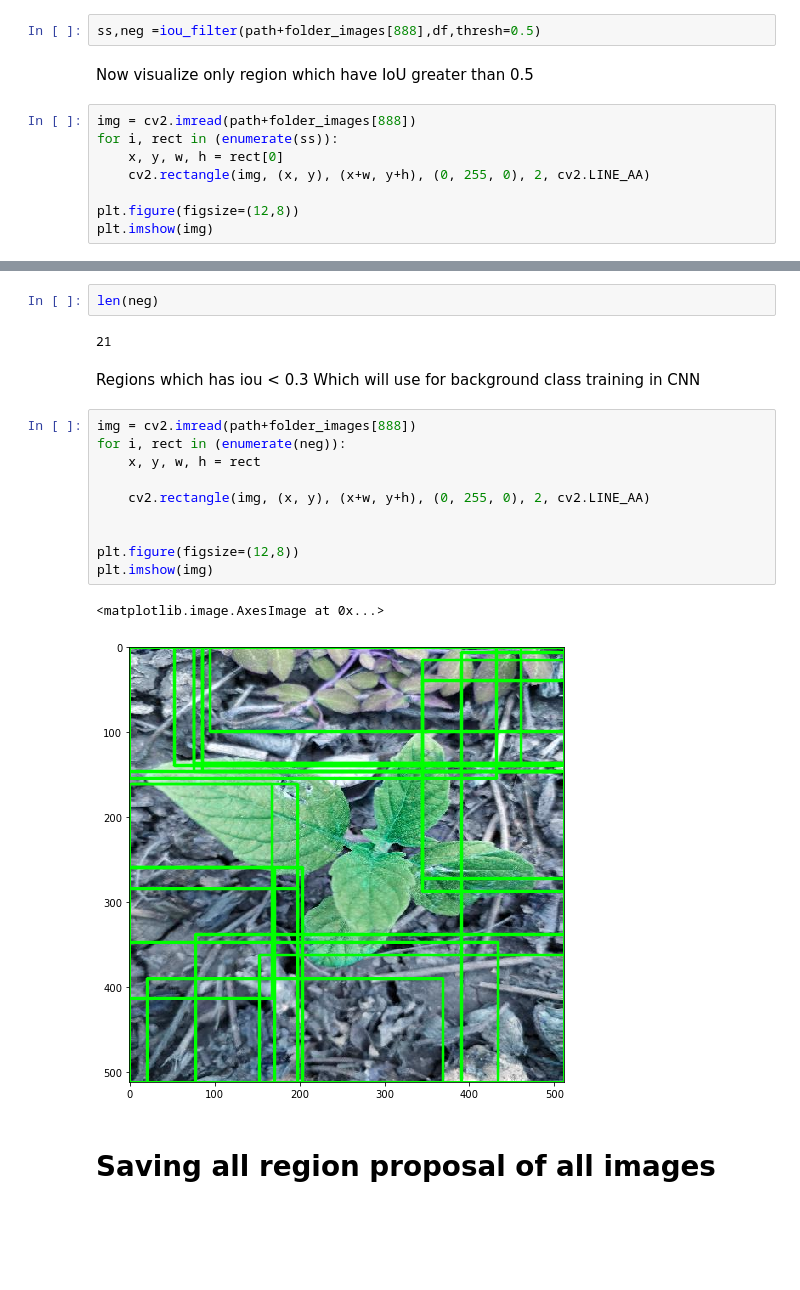
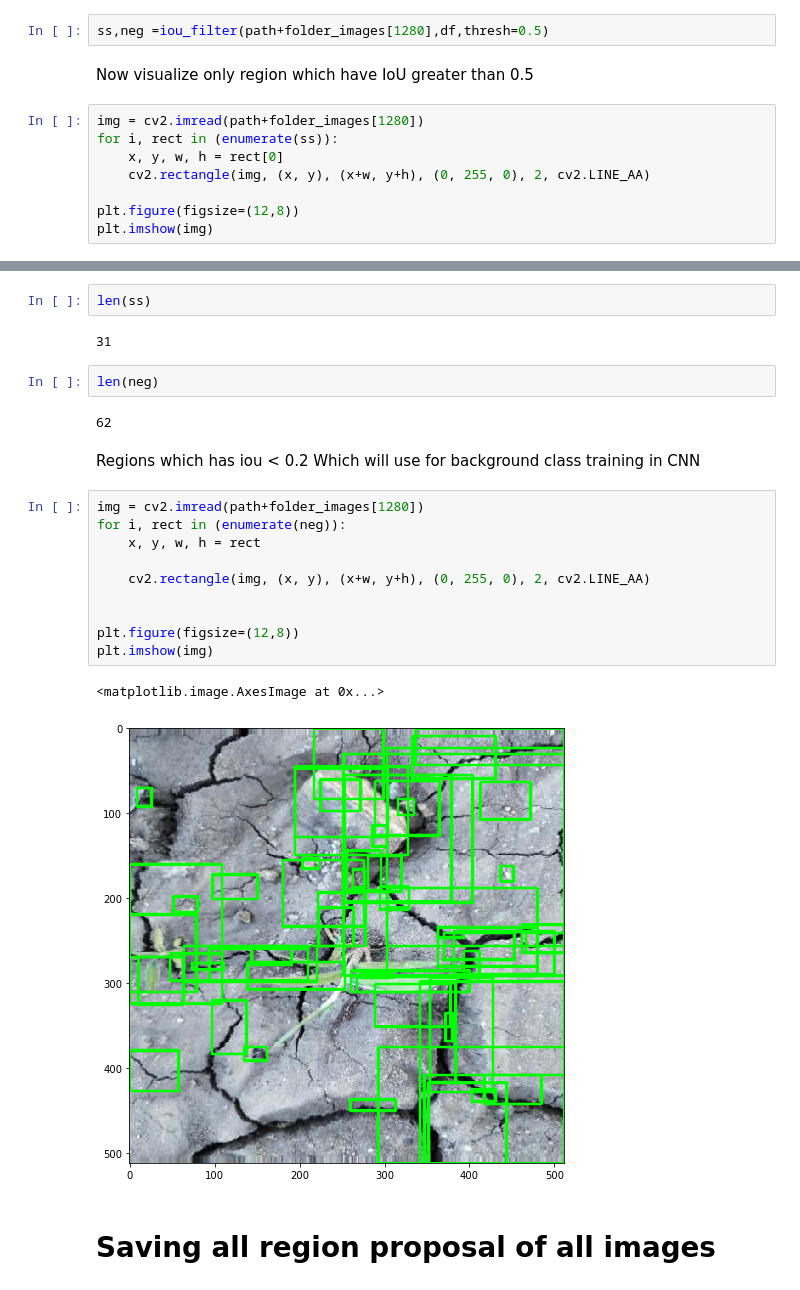
Before and after one commit to ravirajsinh45/implementation_of_RCNN, a Jupyter notebook: data_processing_part_1.ipynb, the cells around one changed output, grey strips where cells are left out. Drawn from its saved outputs; the diff is of its cells as text; blank space fills up the shorter version.

```diff
--- a/data_processing.ipynb
+++ b/data_processing_part_1.ipynb
@@ -106,11 +104,11 @@ Now we use our defined function for getting region proposal from images. In this
 # %%
 from region_proposals import iou_filter
 # %%
-ss,neg =iou_filter(path+folder_images[888],df,thresh=0.5)
+ss,neg =iou_filter(path+folder_images[1280],df,thresh=0.5)
 # %% [markdown]
 Now visualize only region which have IoU greater than 0.5
 # %%
-img = cv2.imread(path+folder_images[888])
+img = cv2.imread(path+folder_images[1280])
 for i, rect in (enumerate(ss)):
     x, y, w, h = rect[0]
     cv2.rectangle(img, (x, y), (x+w, y+h), (0, 255, 0), 2, cv2.LINE_AA)
@@ -123,22 +121,26 @@ plt.imshow(img)
+# %%
+len(ss)
+# %% [output]
+31
 # %%
 len(neg)
 # %% [output]
-21
+62
 # %% [markdown]
-Regions which has iou < 0.3 Which will use for background class training in CNN
+Regions which has iou < 0.2 Which will use for background class training in CNN
 # %%
-img = cv2.imread(path+folder_images[888])
+img = cv2.imread(path+folder_images[1280])
 for i, rect in (enumerate(neg)):
     x, y, w, h = rect
 
     cv2.rectangle(img, (x, y), (x+w, y+h), (0, 255, 0), 2, cv2.LINE_AA)
 
 
 plt.figure(figsize=(12,8))
 plt.imshow(img)
 # %% [output]
 <matplotlib.image.AxesImage at 0x...>
-[figure, old version]
+[figure, new version]
 # %% [markdown]
 # Saving all region proposal of all images
 # %%
```
Also changed, not shown: parts of 4 cells of this notebook.
